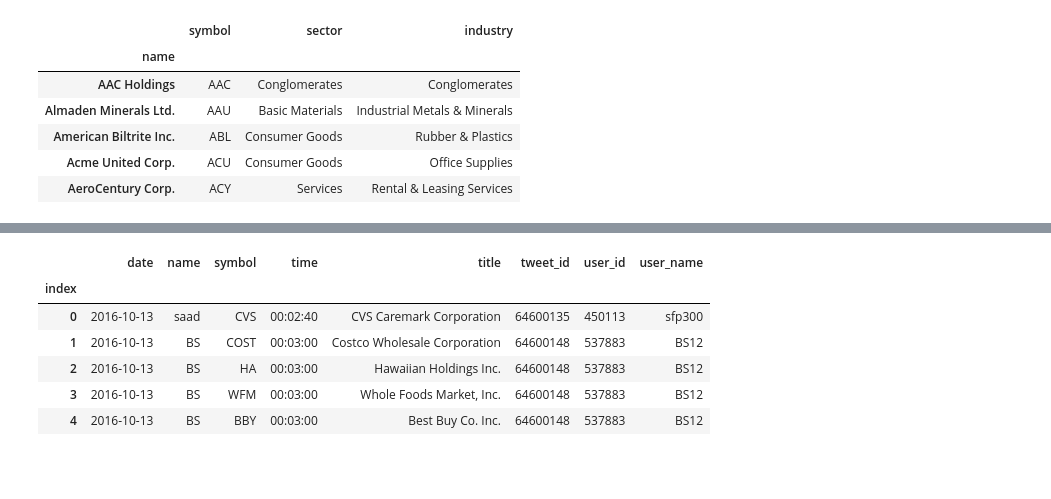
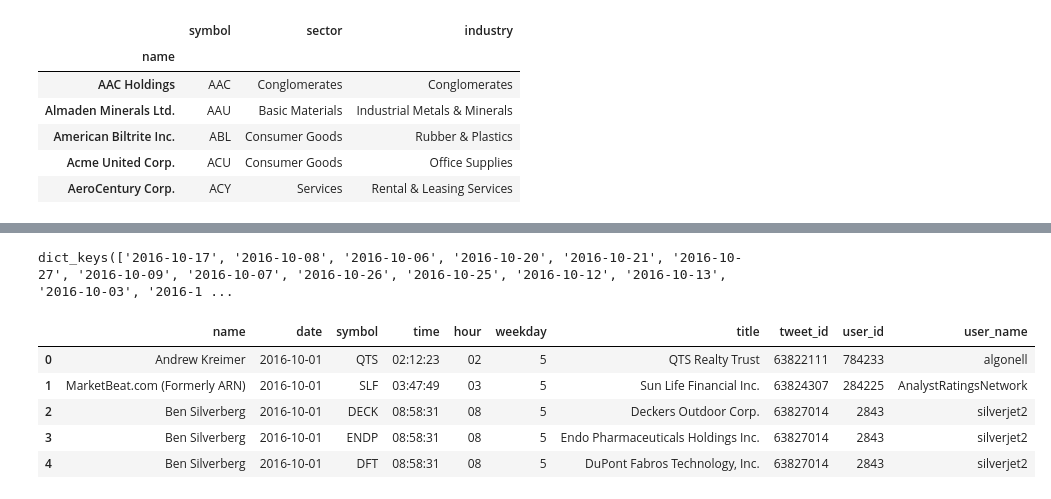
Before and after one commit to noelnamai/network-science, a Jupyter notebook: StockTwits.ipynb, the cells around one changed output, grey strips where cells are left out. Drawn from its saved outputs; the diff is of its cells as text; code cells hidden in the pictures; blank space fills up the shorter version.

```diff
--- a/StockTwits.ipynb
+++ b/StockTwits.ipynb
@@ -66,7 +70,7 @@ def stream_trending():
     try:
         content = requests.get(url, params=payload).json()
     except Exception as error:
-        raise Exception("Method: stream_trending " + "Error: " + error)
+        raise Exception("Method: stream_trending. Error: " + str(error))
     return content
 # %%
 #Returns the most recent 30 symbols in the last 5 minutes.
@@ -86,13 +90,14 @@ def create_dataframe(data):
     if code == 200:
         for tweet in data["messages"]:
             for symbol in tweet["symbols"]:
-                utc = tweet["created_at"]
+                utc = datetime.strptime(tweet["created_at"], "%Y-%m-%dT%H:%M:%SZ")
                 row = {"symbol": symbol["symbol"],
                        "title": symbol["title"],
                        "tweet_id": tweet["id"],
                        "text": tweet["body"],
-                       "date": datetime.strptime(utc, "%Y-%m-%dT%H:%M:%SZ").date(),
-                       "time": datetime.strptime(utc, "%Y-%m-%dT%H:%M:%SZ").time(),
+                       "date": str(utc.date()),
+                       "time": str(utc.time()),
+                       "weekday": utc.weekday(),
                        "name": tweet["user"]["name"],
                        "user_id": str(tweet["user"]["id"]),
                        "user_name": str(tweet["user"]["username"])}
@@ -106,6 +111,7 @@ def create_dataframe(data):
 def clean_dataframe(df):
     df = df.drop_duplicates()
     df = df.dropna()
+    df["weekday"] = df["weekday"].astype("int")
     df["tweet_id"] = df["tweet_id"].astype("int")
     df.sort_values(["tweet_id","time"], ascending=True, inplace=True)
     df["index"] = range(len(df))
@@ -136,9 +173,11 @@ for symbol in symbols:
     df.to_csv("stocktwits_df.csv", index=False, encoding="utf-8")
     time.sleep(20)
 # %%
+#df = pd.read_csv("stocktwits_df.csv", encoding="utf8")
+df = clean_dataframe(df)
 df = df.groupby("symbol").apply(fill_dataframe)
-df["date"] = df["date"].astype(str)
+df["hour"] = [s.split(":")[0] for s in df["time"]]
 df = df[df.date > "2016-09-31"].reset_index()
 df["count"] = df.groupby(["symbol"])["user_name"].transform("count")
-df[["date","name","symbol","time","title","tweet_id","user_id","user_name"]].head()
+df[["date","name","symbol","time","hour","weekday","title","tweet_id","user_id","user_name"]].head()
 # %% [output]
@@ -161,11 +206,21 @@ df.shape[0]
+# %%
+#Create a {"date": dataframe} dictionary
+#Select only tweets sent on weekdays (Monday to Friday)
+dataframes = {}
+for date in df["date"].unique():
+    dataframes[date] = clean_dataframe(df[(df["date"]==date) & (df["weekday"].values < 5)]).reset_index(drop=True)
+
+print(dataframes.keys())
+# %% [output]
+dict_keys(['2016-10-17', '2016-10-08', '2016-10-06', '2016-10-20', '2016-10-21', '2016-10-27', '2016-10-09', '2016-10-07', '2016-10-26', '2016-10-25', '2016-10-12', '2016-10-13', '2016-10-03', '2016-1 ...
 # %%
-df = clean_dataframe(df[df["date"]=="2016-10-13"])
-df[["date","name","symbol","time","title","tweet_id","user_id","user_name"]].head()
+#df2 = dataframes["2016-10-25"]
+df2 = df
+df2[["name","date","symbol","time","hour","weekday","title","tweet_id","user_id","user_name"]].head()
 # %% [output]
-|  | date | name | symbol | time | title | tweet_id | user_id | user_name |
-| index |  |  |  |  |  |  |  |  |
-| 0 | 2016-10-13 | saad | CVS | 00:02:40 | CVS Caremark Corporation | 64600135 | 450113 | sfp300 |
-| 1 | 2016-10-13 | BS | COST | 00:03:00 | Costco Wholesale Corporation | 64600148 | 537883 | BS12 |
-| 2 | 2016-10-13 | BS | HA | 00:03:00 | Hawaiian Holdings Inc. | 64600148 | 537883 | BS12 |
-| 3 | 2016-10-13 | BS | WFM | 00:03:00 | Whole Foods Market, Inc. | 64600148 | 537883 | BS12 |
-| 4 | 2016-10-13 | BS | BBY | 00:03:00 | Best Buy Co. Inc. | 64600148 | 537883 | BS12 |
+|  | name | date | symbol | time | hour | weekday | title | tweet_id | user_id | user_name |
+| 0 | Andrew Kreimer | 2016-10-01 | QTS | 02:12:23 | 02 | 5 | QTS Realty Trust | 63822111 | 784233 | algonell |
+| 1 | MarketBeat.com (Formerly ARN) | 2016-10-01 | SLF | 03:47:49 | 03 | 5 | Sun Life Financial Inc. | 63824307 | 284225 | AnalystRatingsNetwork |
+| 2 | Ben Silverberg | 2016-10-01 | DECK | 08:58:31 | 08 | 5 | Deckers Outdoor Corp. | 63827014 | 2843 | silverjet2 |
+| 3 | Ben Silverberg | 2016-10-01 | ENDP | 08:58:31 | 08 | 5 | Endo Pharmaceuticals Holdings Inc. | 63827014 | 2843 | silverjet2 |
+| 4 | Ben Silverberg | 2016-10-01 | DFT | 08:58:31 | 08 | 5 | DuPont Fabros Technology, Inc. | 63827014 | 2843 | silverjet2 |
```
Also changed, not shown: parts of 27 cells of this notebook, 8 other files.
